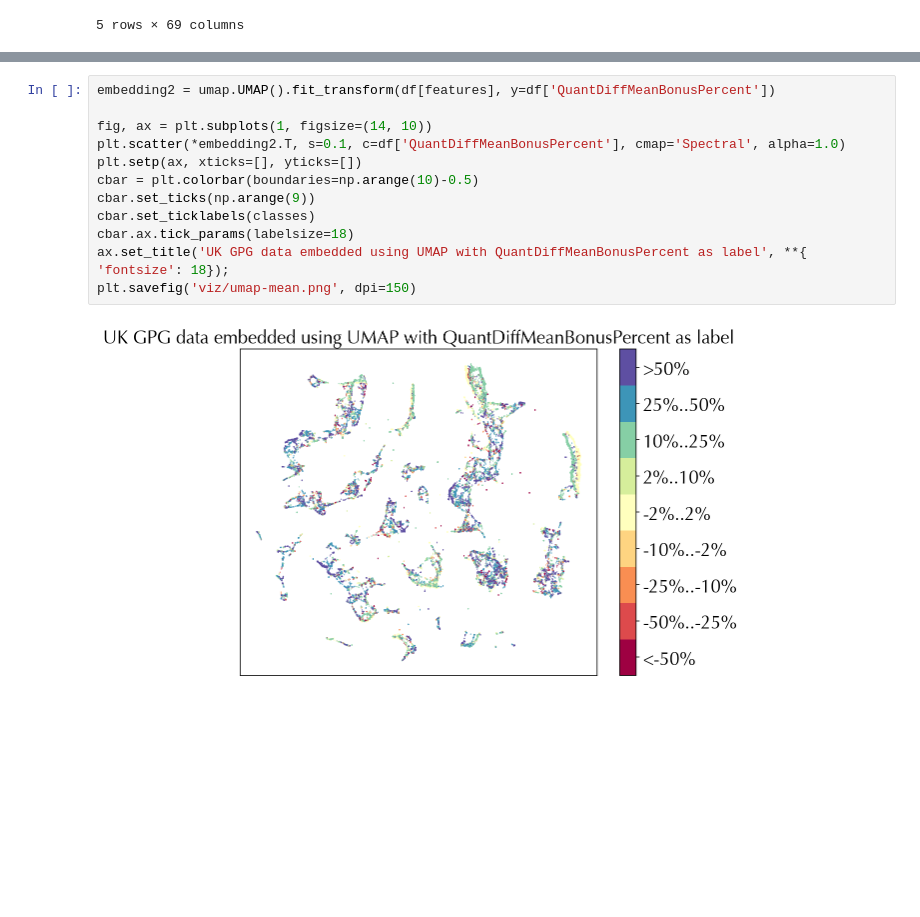
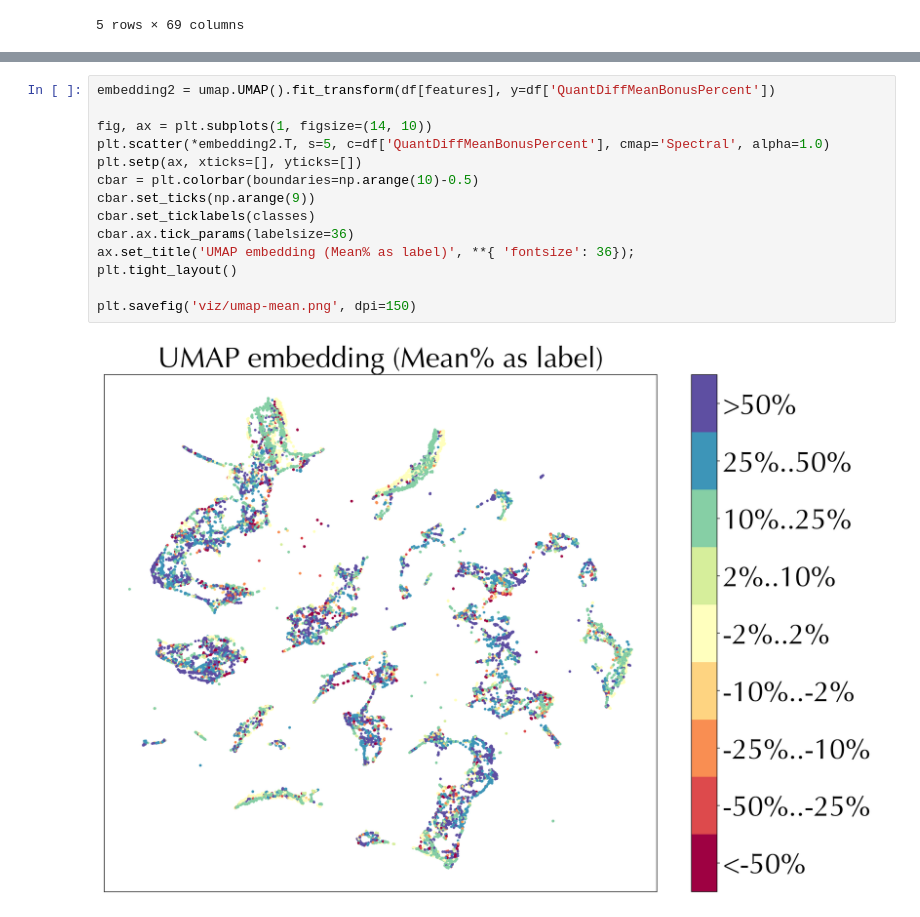
Before and after one commit to Ads2020Group6/gender-pay-gap-modelling, a Jupyter notebook: umap-viz.ipynb, the cells around one changed output, grey strips where cells are left out. Cells and saved outputs as stored; diff of their text form; blank space fills up the shorter version.

```diff
--- a/umap-viz.ipynb
+++ b/umap-viz.ipynb
@@ -55,17 +57,19 @@ Wall time: 13.5 s
 # %%
 embedding2 = umap.UMAP().fit_transform(df[features], y=df['QuantDiffMeanBonusPercent'])
 
 fig, ax = plt.subplots(1, figsize=(14, 10))
-plt.scatter(*embedding2.T, s=0.1, c=df['QuantDiffMeanBonusPercent'], cmap='Spectral', alpha=1.0)
+plt.scatter(*embedding2.T, s=5, c=df['QuantDiffMeanBonusPercent'], cmap='Spectral', alpha=1.0)
 plt.setp(ax, xticks=[], yticks=[])
 cbar = plt.colorbar(boundaries=np.arange(10)-0.5)
 cbar.set_ticks(np.arange(9))
 cbar.set_ticklabels(classes)
-cbar.ax.tick_params(labelsize=18)
-ax.set_title('UK GPG data embedded using UMAP with QuantDiffMeanBonusPercent as label', **{ 'fontsize': 18});
+cbar.ax.tick_params(labelsize=36)
+ax.set_title('UMAP embedding (Mean% as label)', **{ 'fontsize': 36});
+plt.tight_layout()
+
 plt.savefig('viz/umap-mean.png', dpi=150)
 # %% [output]
-[figure, old version]
+[figure, new version]
 # %%
 
 np.random.seed(5)
```
Also changed, not shown: parts of 2 cells of this notebook, 15 other files.
